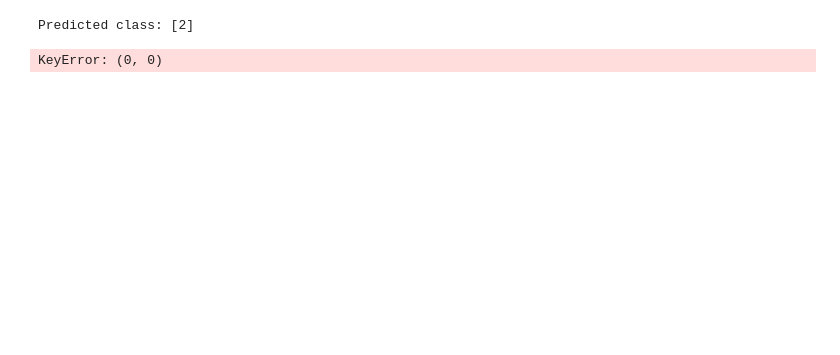
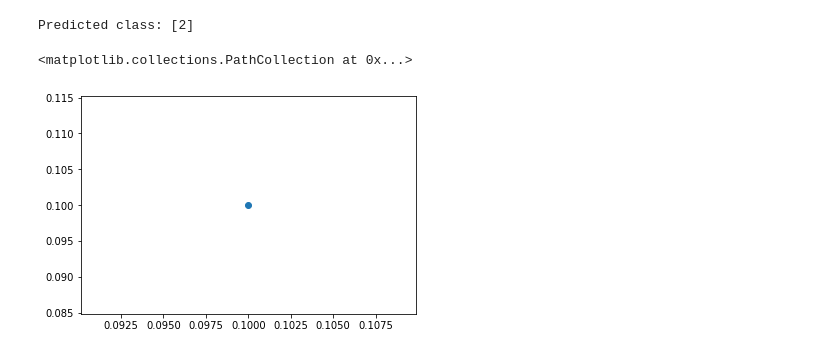
Before and after one commit to csuchite/BlackJack_Machine_learning, a Jupyter notebook: neural networks with keras.ipynb, the cells around one changed output. Saved outputs shown, nothing was run; the diff lists cells and outputs as text; code cells hidden in the pictures; blank space fills up the shorter version.

```diff
--- a/neural networks with keras.ipynb
+++ b/neural networks with keras.ipynb
@@ -177,6 +189,7 @@ print(f'Predicted class: {model.predict_classes(new_data)}')
 # %% [output]
 Predicted class: [2]
 # %%
-plt.scatter(new_data[:,0], new_data[0,0])
+plt.scatter(new_data[:,0], new_data[:,2])
 # %% [output]
-KeyError: (0, 0)
+<matplotlib.collections.PathCollection at 0x...>
+[figure, added]
```
Also changed, not shown: parts of 4 cells of this notebook, 1 other file.
